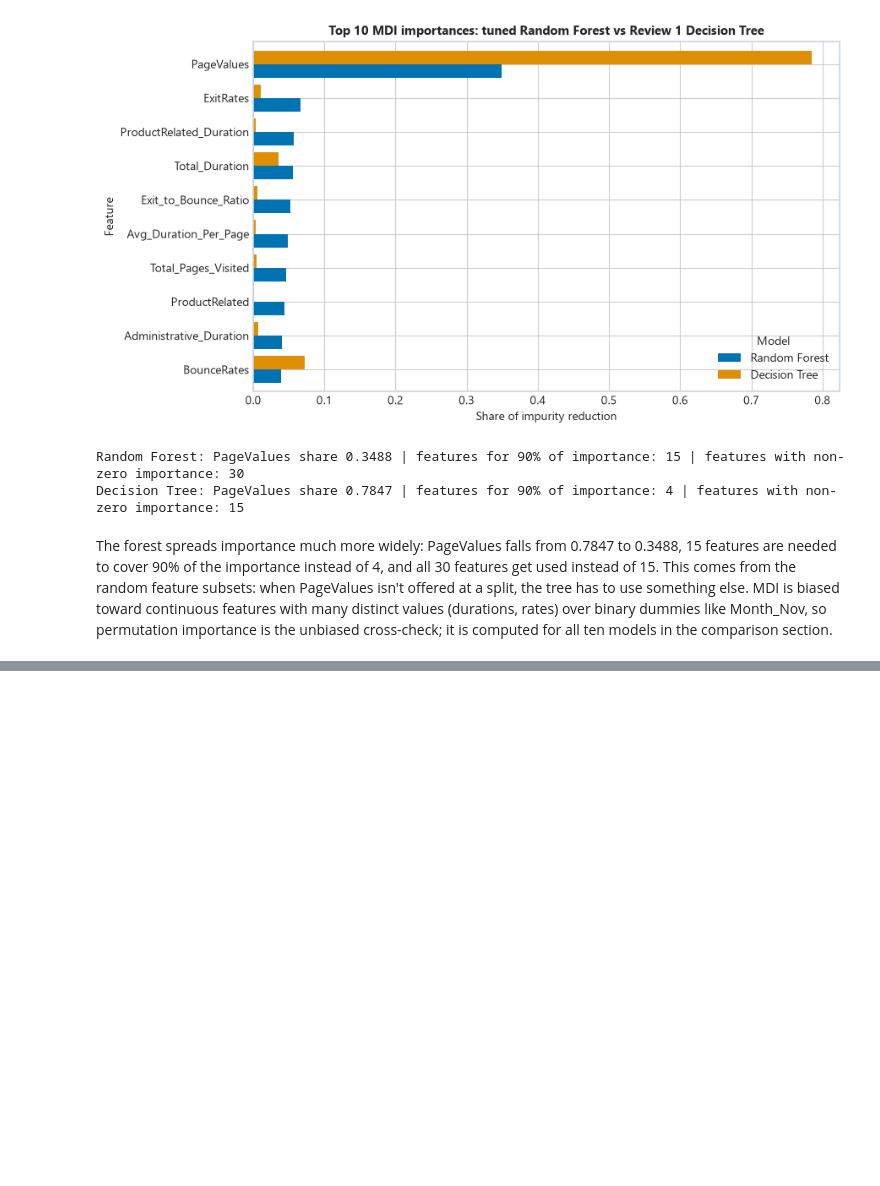
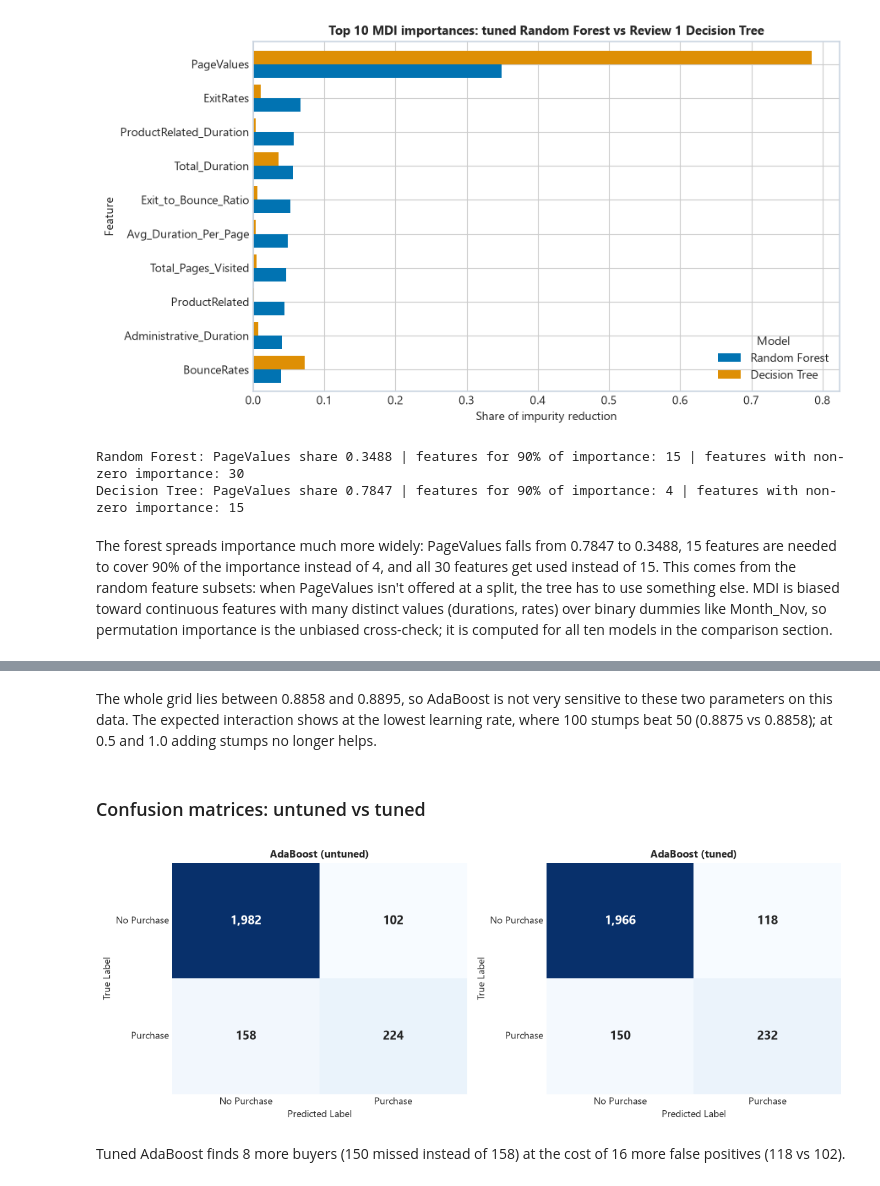
Before and after one commit to MR7star/ML-Capstone-Project, a Jupyter notebook: notebooks/classification.ipynb, the cells around one changed output, grey strips where cells are left out. Cells and saved outputs as stored; diff of their text form; code cells hidden in the pictures; blank space fills up the shorter version.

```diff
--- a/notebooks/classification.ipynb
+++ b/notebooks/classification.ipynb
@@ -1425,0 +1477,14 @@ The forest spreads importance much more widely: PageValues falls from 0.7847 to
+# %% [markdown]
+The whole grid lies between 0.8858 and 0.8895, so AdaBoost is not very sensitive to these two parameters on this data. The expected interaction shows at the lowest learning rate, where 100 stumps beat 50 (0.8875 vs 0.8858); at 0.5 and 1.0 adding stumps no longer helps.
+# %% [markdown]
+### Confusion matrices: untuned vs tuned
+# %%
+fig, axes = plt.subplots(1, 2, figsize=(11, 4.2))
+plot_confusion(axes[0], y_test, ada_base.predict(X_test), "AdaBoost (untuned)")
+plot_confusion(axes[1], y_test, ada_search.best_estimator_.predict(X_test), "AdaBoost (tuned)")
+plt.tight_layout()
+plt.show()
+# %% [output]
+[figure, added]
+# %% [markdown]
+Tuned AdaBoost finds 8 more buyers (150 missed instead of 158) at the cost of 16 more false positives (118 vs 102).
```
Also changed, not shown: parts of 27 cells of this notebook.
